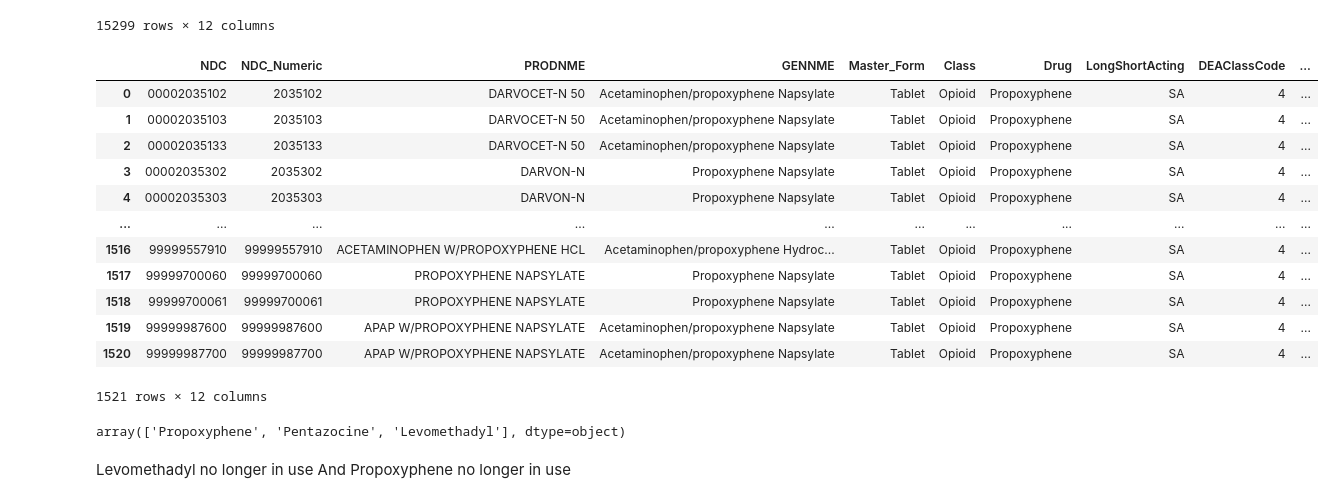
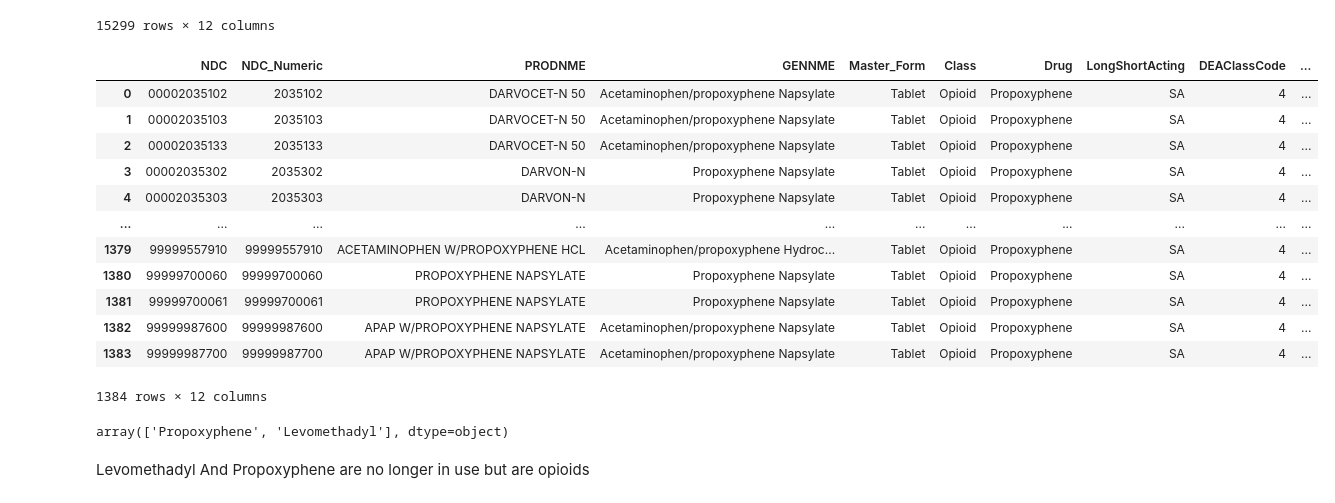
Before and after one commit to danielhmendoza01/Automatic_Code_Sets, a Jupyter notebook: NDC/Opioids/Ingredient_Verify.ipynb, the cells around one changed output. Drawn from its saved outputs; the diff is of its cells as text; code cells hidden in the pictures.

```diff
--- a/NDC/Opioids/Ingredient_Verify.ipynb
+++ b/NDC/Opioids/Ingredient_Verify.ipynb
@@ -19,29 +19,29 @@ df
 | 15298 | 99999987700 | 99999987700 | APAP W/PROPOXYPHENE NAPSYLATE | Acetaminophen/propoxyphene Napsylate | Tablet | Opioid | Propoxyphene | SA | 4 | ... |
 15299 rows × 12 columns
 # %%
-ingredients = ["alfentanil","benzhydrocodone","buprenorphine","butorphanol","codeine","dextromethorphan","difenoxin","dihydrocodeine","diphenoxylate","fentanyl","hydrocodone","hydromorphone","levorphanol","methadone","meperidine","morphine","nalbuphine","noscapine","oliceridine","opium","oxycodone","oxymorphone","remifentanil","sufentanil","tapentadol","tetrapeptide","tramadol"]
+ingredients = ["alfentanil","benzhydrocodone","buprenorphine","butorphanol","codeine","dextromethorphan","difenoxin","dihydrocodeine","diphenoxylate","fentanyl","hydrocodone","hydromorphone","levorphanol","methadone","meperidine","morphine","nalbuphine","noscapine","oliceridine","opium","oxycodone","oxymorphone","pentazocine","remifentanil","sufentanil","tapentadol","tetrapeptide","tramadol"]
 for ingredient in ingredients:
     df = df[~df.Drug.str.contains(ingredient, case=False)]
 df.reset_index(drop=True, inplace=True)
 df
 # %% [output]
 |  | NDC | NDC_Numeric | PRODNME | GENNME | Master_Form | Class | Drug | LongShortActing | DEAClassCode | ... |
 | 0 | 00002035102 | 2035102 | DARVOCET-N 50 | Acetaminophen/propoxyphene Napsylate | Tablet | Opioid | Propoxyphene | SA | 4 | ... |
 | 1 | 00002035103 | 2035103 | DARVOCET-N 50 | Acetaminophen/propoxyphene Napsylate | Tablet | Opioid | Propoxyphene | SA | 4 | ... |
 | 2 | 00002035133 | 2035133 | DARVOCET-N 50 | Acetaminophen/propoxyphene Napsylate | Tablet | Opioid | Propoxyphene | SA | 4 | ... |
 | 3 | 00002035302 | 2035302 | DARVON-N | Propoxyphene Napsylate | Tablet | Opioid | Propoxyphene | SA | 4 | ... |
 | 4 | 00002035303 | 2035303 | DARVON-N | Propoxyphene Napsylate | Tablet | Opioid | Propoxyphene | SA | 4 | ... |
 | ... | ... | ... | ... | ... | ... | ... | ... | ... | ... | ... |
-| 1516 | 99999557910 | 99999557910 | ACETAMINOPHEN W/PROPOXYPHENE HCL | Acetaminophen/propoxyphene Hydroc... | Tablet | Opioid | Propoxyphene | SA | 4 | ... |
-| 1517 | 99999700060 | 99999700060 | PROPOXYPHENE NAPSYLATE | Propoxyphene Napsylate | Tablet | Opioid | Propoxyphene | SA | 4 | ... |
-| 1518 | 99999700061 | 99999700061 | PROPOXYPHENE NAPSYLATE | Propoxyphene Napsylate | Tablet | Opioid | Propoxyphene | SA | 4 | ... |
-| 1519 | 99999987600 | 99999987600 | APAP W/PROPOXYPHENE NAPSYLATE | Acetaminophen/propoxyphene Napsylate | Tablet | Opioid | Propoxyphene | SA | 4 | ... |
-| 1520 | 99999987700 | 99999987700 | APAP W/PROPOXYPHENE NAPSYLATE | Acetaminophen/propoxyphene Napsylate | Tablet | Opioid | Propoxyphene | SA | 4 | ... |
+| 1379 | 99999557910 | 99999557910 | ACETAMINOPHEN W/PROPOXYPHENE HCL | Acetaminophen/propoxyphene Hydroc... | Tablet | Opioid | Propoxyphene | SA | 4 | ... |
+| 1380 | 99999700060 | 99999700060 | PROPOXYPHENE NAPSYLATE | Propoxyphene Napsylate | Tablet | Opioid | Propoxyphene | SA | 4 | ... |
+| 1381 | 99999700061 | 99999700061 | PROPOXYPHENE NAPSYLATE | Propoxyphene Napsylate | Tablet | Opioid | Propoxyphene | SA | 4 | ... |
+| 1382 | 99999987600 | 99999987600 | APAP W/PROPOXYPHENE NAPSYLATE | Acetaminophen/propoxyphene Napsylate | Tablet | Opioid | Propoxyphene | SA | 4 | ... |
+| 1383 | 99999987700 | 99999987700 | APAP W/PROPOXYPHENE NAPSYLATE | Acetaminophen/propoxyphene Napsylate | Tablet | Opioid | Propoxyphene | SA | 4 | ... |
-1521 rows × 12 columns
+1384 rows × 12 columns
 # %%
 df.Drug.unique()
 # %% [output]
-array(['Propoxyphene', 'Pentazocine', 'Levomethadyl'], dtype=object)
+array(['Propoxyphene', 'Levomethadyl'], dtype=object)
 # %% [markdown]
-Levomethadyl no longer in use
-And Propoxyphene no longer in use
+Levomethadyl
+And Propoxyphene are no longer in use but are opioids
```
Also changed, not shown: 6 other files.
